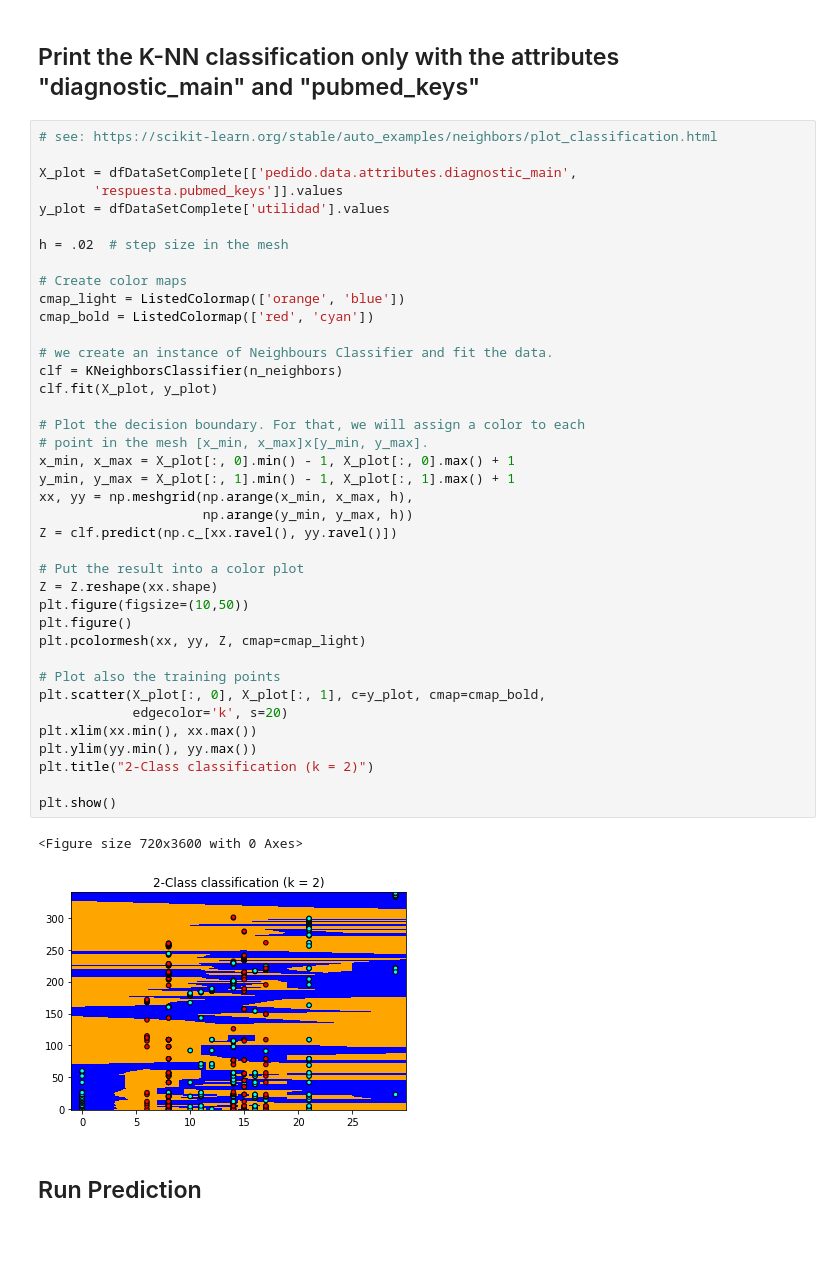
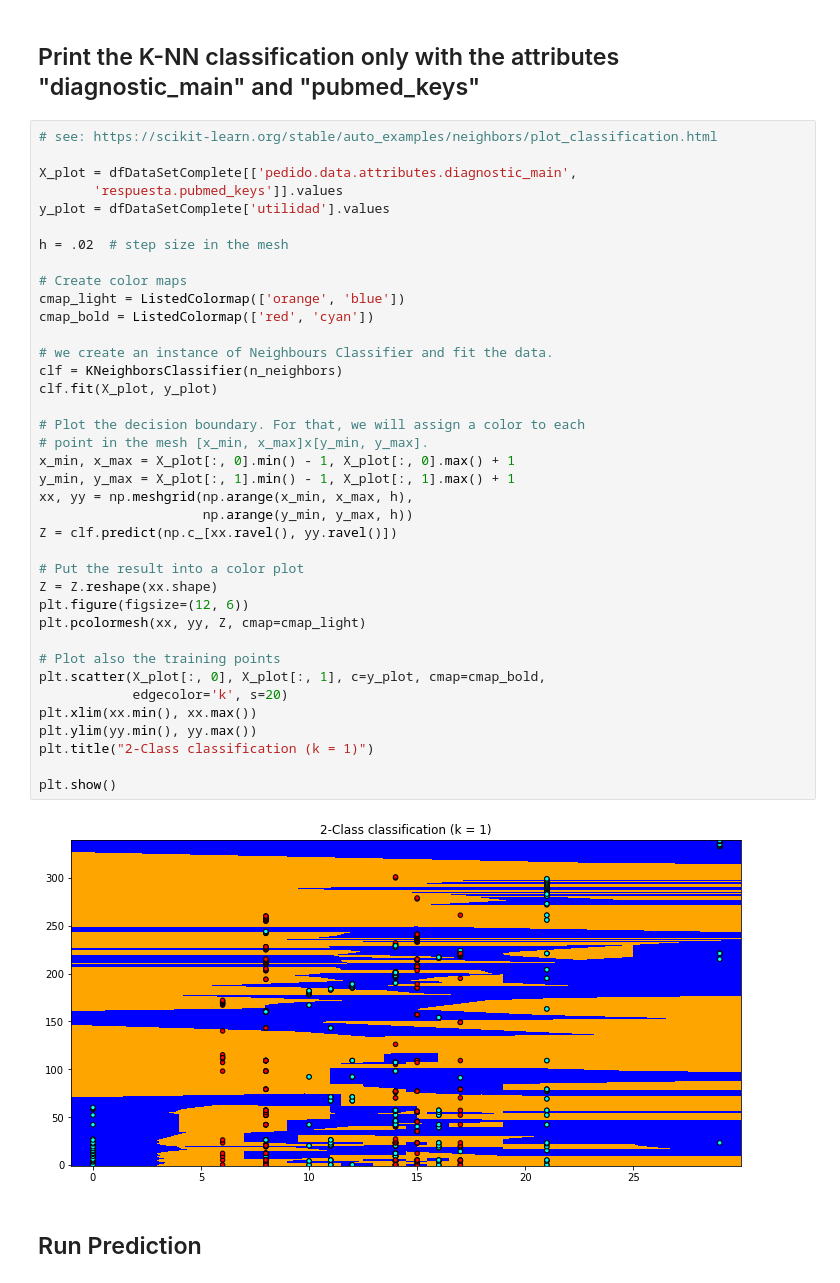
Before and after one commit to neburs/HOPE_rank_predictor, a Jupyter notebook: S2 - HOPE kNN_v2.ipynb, the cells around one changed output. Drawn from its saved outputs; the diff is of its cells as text; blank space fills up the shorter version.

```diff
--- a/S2 - HOPE kNN_v2.ipynb
+++ b/S2 - HOPE kNN_v2.ipynb
@@ -280,38 +311,36 @@ y_plot = dfDataSetComplete['utilidad'].values
 h = .02  # step size in the mesh
 
 # Create color maps
 cmap_light = ListedColormap(['orange', 'blue'])
 cmap_bold = ListedColormap(['red', 'cyan'])
 
 # we create an instance of Neighbours Classifier and fit the data.
 clf = KNeighborsClassifier(n_neighbors)
 clf.fit(X_plot, y_plot)
 
 # Plot the decision boundary. For that, we will assign a color to each
 # point in the mesh [x_min, x_max]x[y_min, y_max].
 x_min, x_max = X_plot[:, 0].min() - 1, X_plot[:, 0].max() + 1
 y_min, y_max = X_plot[:, 1].min() - 1, X_plot[:, 1].max() + 1
 xx, yy = np.meshgrid(np.arange(x_min, x_max, h),
                      np.arange(y_min, y_max, h))
 Z = clf.predict(np.c_[xx.ravel(), yy.ravel()])
 
 # Put the result into a color plot
 Z = Z.reshape(xx.shape)
-plt.figure(figsize=(10,50))
-plt.figure()
+plt.figure(figsize=(12, 6))
 plt.pcolormesh(xx, yy, Z, cmap=cmap_light)
 
 # Plot also the training points
 plt.scatter(X_plot[:, 0], X_plot[:, 1], c=y_plot, cmap=cmap_bold,
             edgecolor='k', s=20)
 plt.xlim(xx.min(), xx.max())
 plt.ylim(yy.min(), yy.max())
-plt.title("2-Class classification (k = 2)")
+plt.title("2-Class classification (k = 1)")
 
 plt.show()
 # %% [output]
-<Figure size 720x3600 with 0 Axes>
-[figure, old version]
+[figure, new version]
 # %% [markdown]
 ## Run Prediction
 # %%
```
Also changed, not shown: parts of 5 cells of this notebook, 7 other files.
